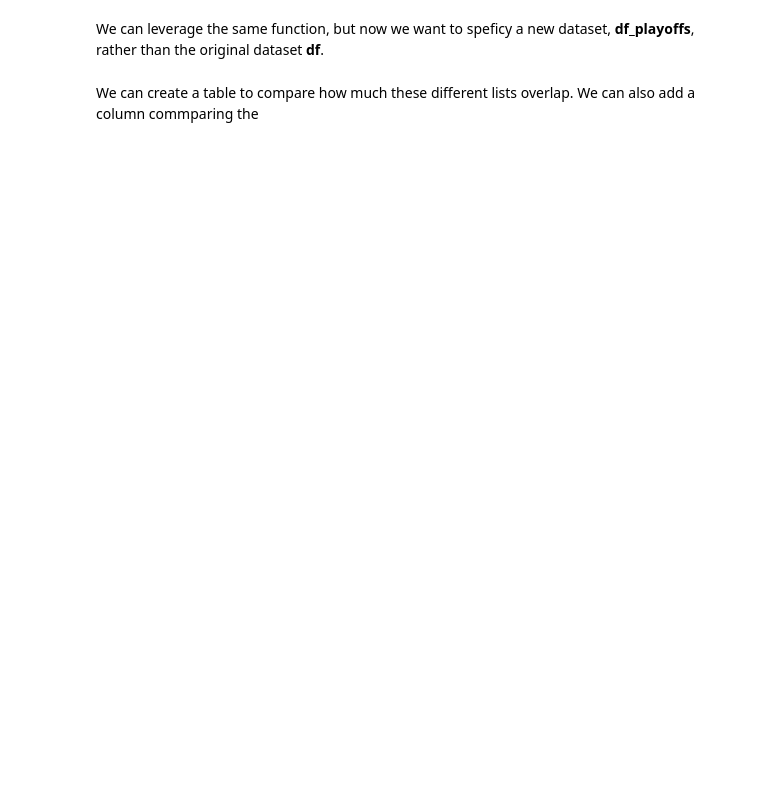
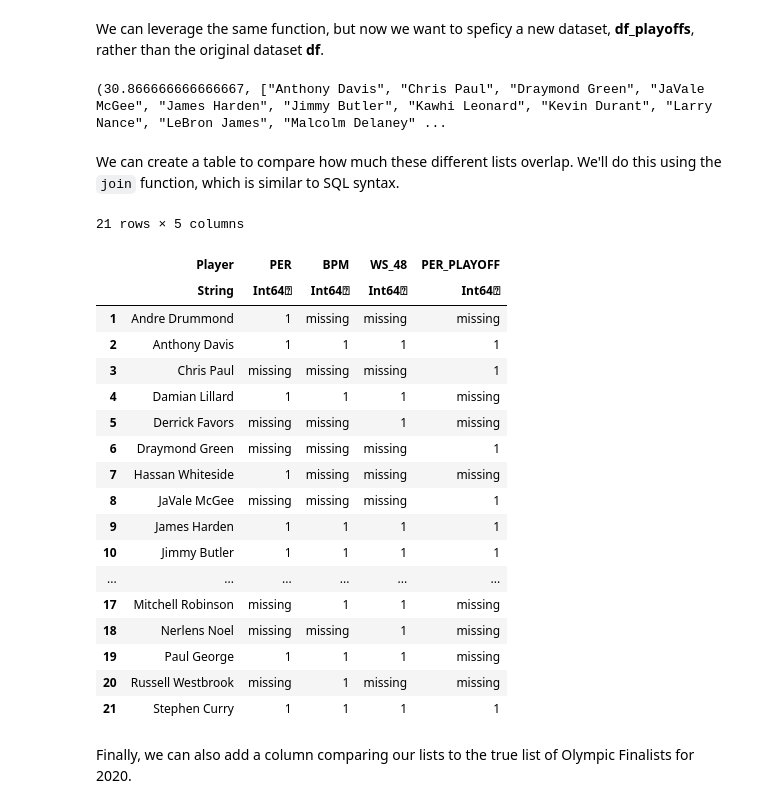
Before and after one commit to hwiberg/SSAC2020, a Jupyter notebook: SSAC20 Julia and JuMP Tutorial.ipynb, the cells around one changed output. Drawn from its saved outputs; the diff is of its cells as text; code cells hidden in the pictures; blank space fills up the shorter version.

```diff
--- a/SSAC20 Julia and JuMP Tutorial.ipynb
+++ b/SSAC20 Julia and JuMP Tutorial.ipynb
@@ -15,15 +6,0 @@ using Cbc
-# %%
-m = Model(Cbc.Optimizer)
-@variable(m, 0 <= x <= 2 )
-@variable(m, 0 <= y <= 30 )
-
-@objective(m, Max, 5x + 3*y )
-@constraint(m, 1x + 5y <= 3.0 )
-
-print(m)
-
-optimize!(m)
-
-println("Objective value: ", objective_value(m))
-println("x = ", value(x))
-println("y = ", value(y))
@@ -187,7 +271,7 @@ $$ \sum_{i=1}^{N}(o_i*x_i) \geq 3 $$
 
 where $o_i = 1$ if player $i$ was on the 2016 Olympic team, and 0 otherwise.
 # %%
-o = df[!,:AllStar]
+o = df[!,:Olympics2016]
 @constraint(model2, sum(o[i]*x[i] for i=1:N) >= 3);
 # %% [markdown]
 Let's solve our new model.
@@ -224,7 +342,13 @@ function create_roster(df, objective_metric)
     f = ifelse.((df[!,:Pos].=="PF").|(df[!,:Pos].=="SF"),1,0);
     g = ifelse.((df[!,:Pos].=="PG").|(df[!,:Pos].=="SG"),1,0);
     d = df[!,:DBPM];
-    o = df[!,:AllStar];
+    o = df[!,:Olympics2016];
+
+    # Pull in data for our chosen objective
+    s = df[!,objective_metric];
+
+    # Objective
+    @objective(m, Max, 1/12 * sum(x[i]*s[i] for i=1:N))
 
     # Team size constraint
     @constraint(m, sum(x[i] for i=1:N) == 12);
@@ -240,9 +364,6 @@ function create_roster(df, objective_metric)
     # Defensive ability constraint
     @constraint(m, 1/12 * sum(d[i]*x[i] for i=1:N) >= 1);
 
-    # Objective
-    @objective(m, Max, 1/12 * sum(x[i]*df[i,objective_metric] for i=1:N))
-
     optimize!(m)
 
     players = sort(df[value.(x).>0.99,:Player])
@@ -268,18 +413,42 @@ first(df_playoffs,10)
 # %% [markdown]
 We can leverage the same function, but now we want to speficy a new dataset, **df_playoffs**, rather than the original dataset **df**.
 # %%
-obj_playoff, players_playoff = create_roster(df_playoffs,:PER);
-players_playoff
+obj_playoff, players_playoff = create_roster(df_playoffs,:PER)
+# %% [output]
+(30.866666666666667, ["Anthony Davis", "Chris Paul", "Draymond Green", "JaVale McGee", "James Harden", "Jimmy Butler", "Kawhi Leonard", "Kevin Durant", "Larry Nance", "LeBron James", "Malcolm Delaney" ...
 # %% [markdown]
-We can create a table to compare how much these different lists overlap. We can also add a column commparing the
+We can create a table to compare how much these different lists overlap. We'll do this using the `join` function, which is similar to SQL syntax.
 # %%
-player_compare = join(DataFrame(Player = players_per, PER = 1),
+player_compare = join(
+    DataFrame(Player = players_per, PER = 1),
     DataFrame(Player = players_bpm, BPM = 1),
     DataFrame(Player = players_ws48, WS_48 = 1),
     DataFrame(Player = players_playoff, PER_PLAYOFF = 1),
     kind = :outer, on = :Player)
 
 sort(player_compare)
+# %% [output]
+21 rows × 5 columns
+|  | Player | PER | BPM | WS_48 | PER_PLAYOFF |
+|  | String | Int64⍰ | Int64⍰ | Int64⍰ | Int64⍰ |
+| 1 | Andre Drummond | 1 | missing | missing | missing |
+| 2 | Anthony Davis | 1 | 1 | 1 | 1 |
+| 3 | Chris Paul | missing | missing | missing | 1 |
+| 4 | Damian Lillard | 1 | 1 | 1 | missing |
+| 5 | Derrick Favors | missing | missing | 1 | missing |
+| 6 | Draymond Green | missing | missing | missing | 1 |
+| 7 | Hassan Whiteside | 1 | missing | missing | missing |
+| 8 | JaVale McGee | missing | missing | missing | 1 |
+| 9 | James Harden | 1 | 1 | 1 | 1 |
+| 10 | Jimmy Butler | 1 | 1 | 1 | 1 |
+| ... | ... | ... | ... | ... | ... |
+| 17 | Mitchell Robinson | missing | 1 | 1 | missing |
+| 18 | Nerlens Noel | missing | missing | 1 | missing |
+| 19 | Paul George | 1 | 1 | 1 | missing |
+| 20 | Russell Westbrook | missing | 1 | missing | missing |
+| 21 | Stephen Curry | 1 | 1 | 1 | 1 |
+# %% [markdown]
+Finally, we can also add a column comparing our lists to the true list of Olympic Finalists for 2020.
 # %%
 # Pull a dataset of the olympic finalists
 olympics_finalists = unique(df[df[!,:OlympicsFinalist].==1,[:Player,:OlympicsFinalist]])
```
Also changed, not shown: parts of 29 cells of this notebook, 1 other file.
